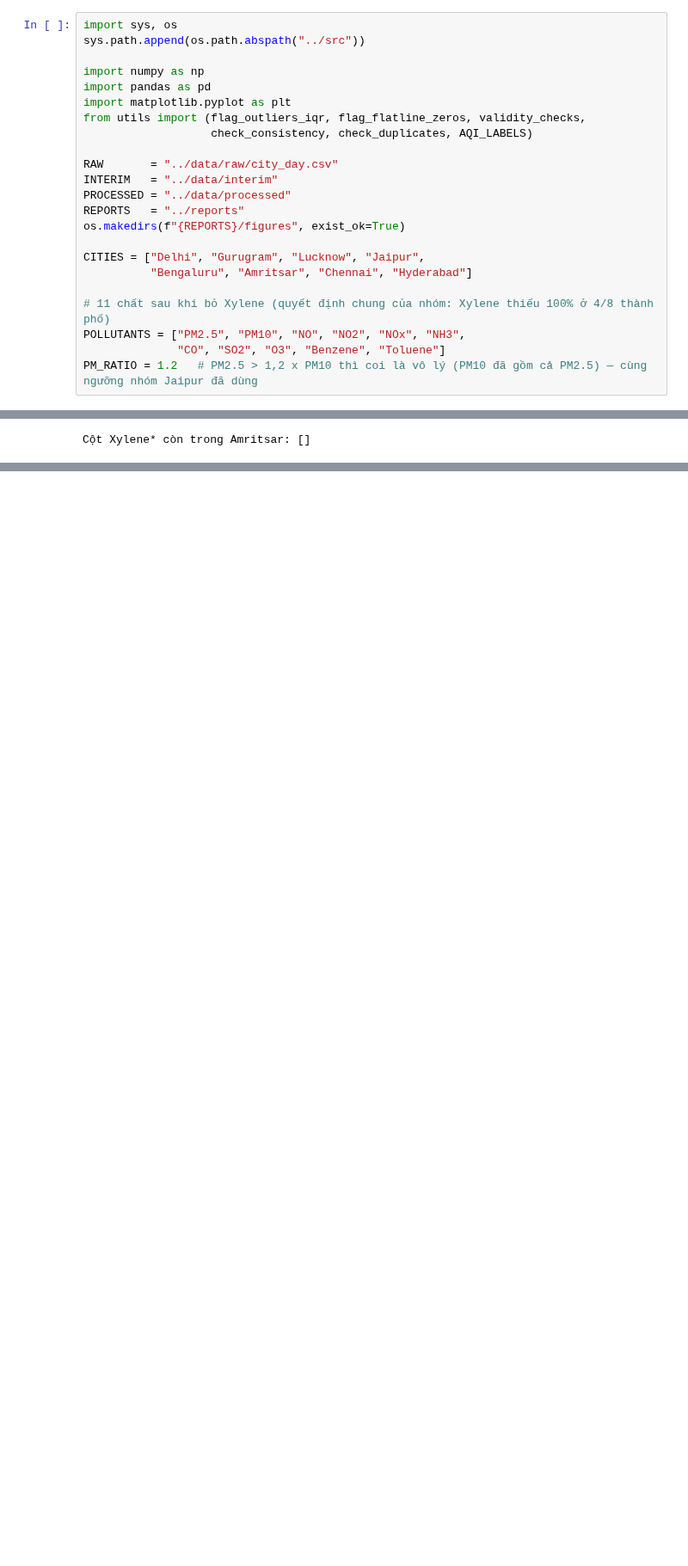
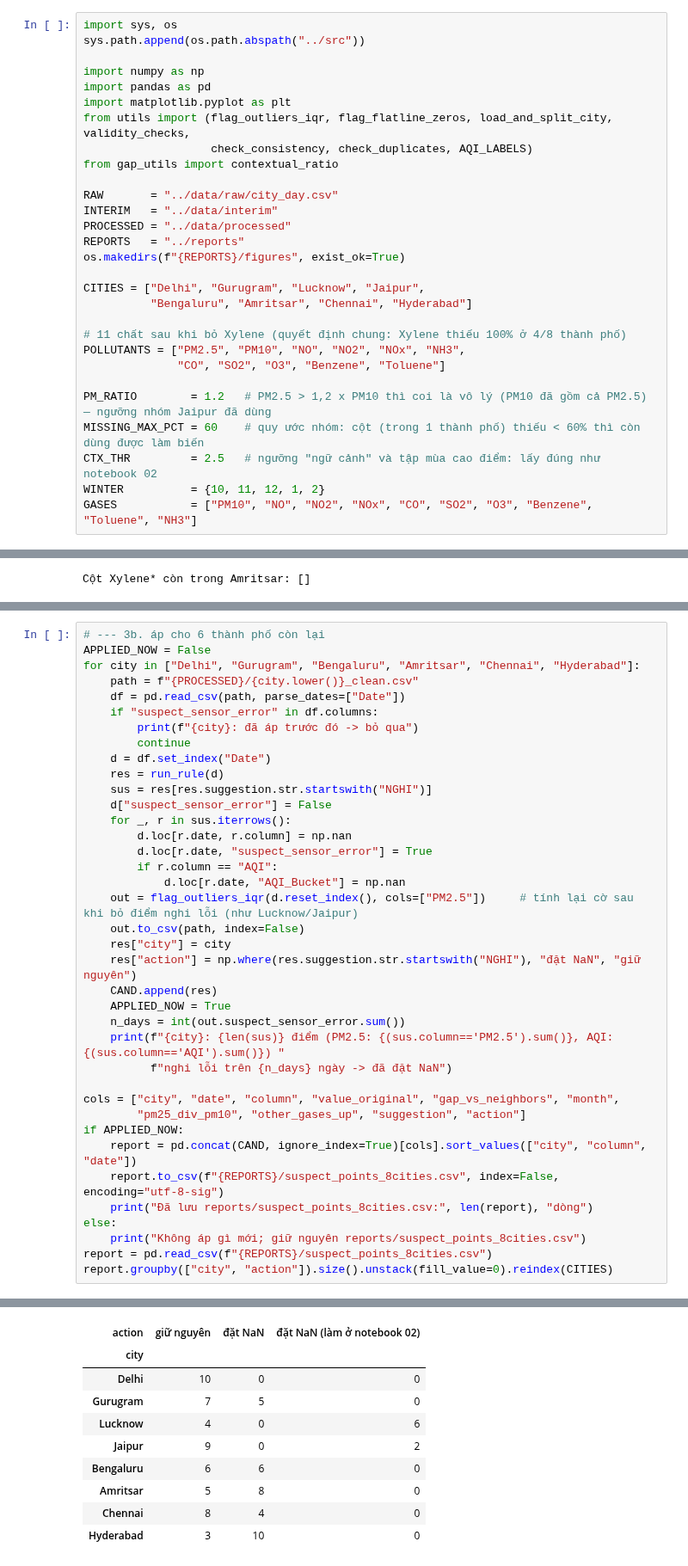
Before and after one commit to MTuan1510/Air-Project, a Jupyter notebook: notebooks/07_merge_8_cities.ipynb, the cells around one changed output, grey strips where cells are left out. Shown at 86% size. Drawn from its saved outputs; the diff is of its cells as text; blank space fills up the shorter version.

```diff
--- a/notebooks/07_merge_8_cities.ipynb
+++ b/notebooks/07_merge_8_cities.ipynb
@@ -16,8 +17,9 @@ sys.path.append(os.path.abspath("../src"))
 import numpy as np
 import pandas as pd
 import matplotlib.pyplot as plt
-from utils import (flag_outliers_iqr, flag_flatline_zeros, validity_checks,
+from utils import (flag_outliers_iqr, flag_flatline_zeros, load_and_split_city, validity_checks,
                    check_consistency, check_duplicates, AQI_LABELS)
+from gap_utils import contextual_ratio
 
 RAW       = "../data/raw/city_day.csv"
 INTERIM   = "../data/interim"
@@ -28,10 +30,15 @@ os.makedirs(f"{REPORTS}/figures", exist_ok=True)
 CITIES = ["Delhi", "Gurugram", "Lucknow", "Jaipur",
           "Bengaluru", "Amritsar", "Chennai", "Hyderabad"]
 
-# 11 chất sau khi bỏ Xylene (quyết định chung của nhóm: Xylene thiếu 100% ở 4/8 thành phố)
+# 11 chất sau khi bỏ Xylene (quyết định chung: Xylene thiếu 100% ở 4/8 thành phố)
 POLLUTANTS = ["PM2.5", "PM10", "NO", "NO2", "NOx", "NH3",
               "CO", "SO2", "O3", "Benzene", "Toluene"]
-PM_RATIO = 1.2   # PM2.5 > 1,2 x PM10 thì coi là vô lý (PM10 đã gồm cả PM2.5) — cùng ngưỡng nhóm Jaipur đã dùng
+
+PM_RATIO        = 1.2   # PM2.5 > 1,2 x PM10 thì coi là vô lý (PM10 đã gồm cả PM2.5) — ngưỡng nhóm Jaipur đã dùng
+MISSING_MAX_PCT = 60    # quy ước nhóm: cột (trong 1 thành phố) thiếu < 60% thì còn dùng được làm biến
+CTX_THR         = 2.5   # ngưỡng "ngữ cảnh" và tập mùa cao điểm: lấy đúng như notebook 02
+WINTER          = {10, 11, 12, 1, 2}
+GASES           = ["PM10", "NO", "NO2", "NOx", "CO", "SO2", "O3", "Benzene", "Toluene", "NH3"]
 # %% [markdown]
 ## Bước 1 — Lucknow và Jaipur: tạo file `*_clean.csv`
 
@@ -84,0 +160,39 @@ Cột Xylene* còn trong Amritsar: []
+# %%
+# --- 3b. áp cho 6 thành phố còn lại
+APPLIED_NOW = False
+for city in ["Delhi", "Gurugram", "Bengaluru", "Amritsar", "Chennai", "Hyderabad"]:
+    path = f"{PROCESSED}/{city.lower()}_clean.csv"
+    df = pd.read_csv(path, parse_dates=["Date"])
+    if "suspect_sensor_error" in df.columns:
+        print(f"{city}: đã áp trước đó -> bỏ qua")
+        continue
+    d = df.set_index("Date")
+    res = run_rule(d)
+    sus = res[res.suggestion.str.startswith("NGHI")]
+    d["suspect_sensor_error"] = False
+    for _, r in sus.iterrows():
+        d.loc[r.date, r.column] = np.nan
+        d.loc[r.date, "suspect_sensor_error"] = True
+        if r.column == "AQI":
+            d.loc[r.date, "AQI_Bucket"] = np.nan
+    out = flag_outliers_iqr(d.reset_index(), cols=["PM2.5"])     # tính lại cờ sau khi bỏ điểm nghi lỗi (như Lucknow/Jaipur)
+    out.to_csv(path, index=False)
+    res["city"] = city
+    res["action"] = np.where(res.suggestion.str.startswith("NGHI"), "đặt NaN", "giữ nguyên")
+    CAND.append(res)
+    APPLIED_NOW = True
+    n_days = int(out.suspect_sensor_error.sum())
+    print(f"{city}: {len(sus)} điểm (PM2.5: {(sus.column=='PM2.5').sum()}, AQI: {(sus.column=='AQI').sum()}) "
+          f"nghi lỗi trên {n_days} ngày -> đã đặt NaN")
+
+cols = ["city", "date", "column", "value_original", "gap_vs_neighbors", "month",
+        "pm25_div_pm10", "other_gases_up", "suggestion", "action"]
+if APPLIED_NOW:
+    report = pd.concat(CAND, ignore_index=True)[cols].sort_values(["city", "column", "date"])
+    report.to_csv(f"{REPORTS}/suspect_points_8cities.csv", index=False, encoding="utf-8-sig")
+    print("Đã lưu reports/suspect_points_8cities.csv:", len(report), "dòng")
+else:
+    print("Không áp gì mới; giữ nguyên reports/suspect_points_8cities.csv")
+report = pd.read_csv(f"{REPORTS}/suspect_points_8cities.csv")
+report.groupby(["city", "action"]).size().unstack(fill_value=0).reindex(CITIES)
+# %% [output]
@@ -85 +206,11 @@ Cột Xylene* còn trong Amritsar: []
+| action | giữ nguyên | đặt NaN | đặt NaN (làm ở notebook 02) |
+| city |  |  |  |
+| Delhi | 10 | 0 | 0 |
+| Gurugram | 7 | 5 | 0 |
+| Lucknow | 4 | 0 | 6 |
+| Jaipur | 9 | 0 | 2 |
+| Bengaluru | 6 | 6 | 0 |
+| Amritsar | 5 | 8 | 0 |
+| Chennai | 8 | 4 | 0 |
+| Hyderabad | 3 | 10 | 0 |
 # %% [markdown]
```
Also changed, not shown: parts of 14 cells of this notebook, 14 other files.
